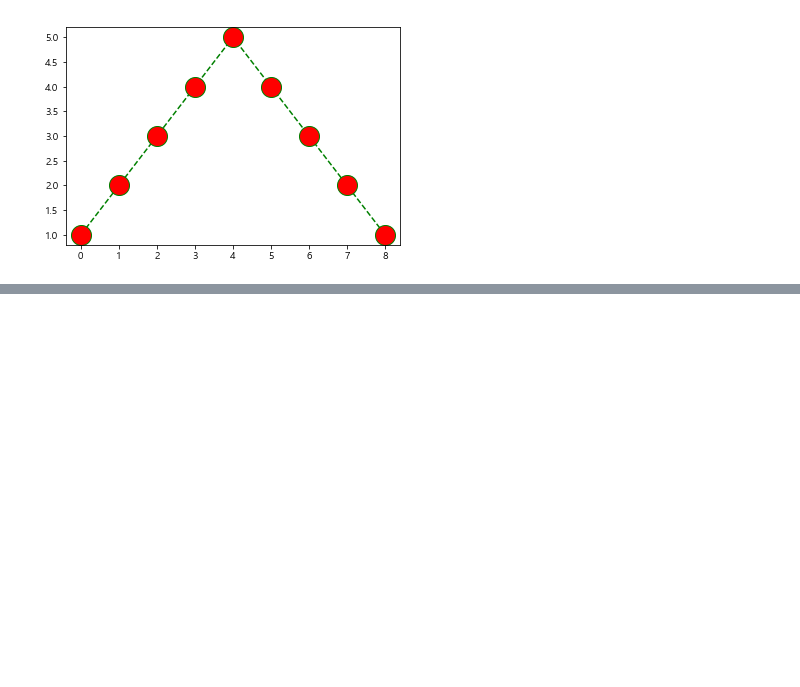
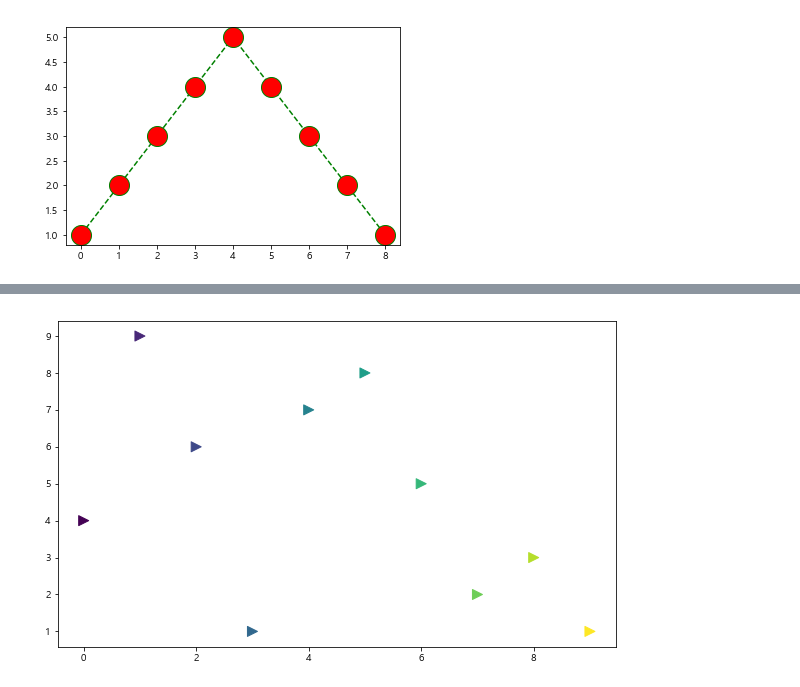
Before and after one commit to ParkKeunYoung/py_projects, a Jupyter notebook: analysis/pandas/basic/matplotlib_시각화기초.ipynb, the cells around one changed output, grey strips where cells are left out. Saved outputs shown, nothing was run; the diff lists cells and outputs as text; code cells hidden in the pictures; blank space fills up the shorter version.

```diff
--- a/analysis/pandas/basic/matplotlib_시각화기초.ipynb
+++ b/analysis/pandas/basic/matplotlib_시각화기초.ipynb
@@ -122,0 +152,10 @@ plt.show()
+# %%
+# 칼라맵 => 시본에서 설명 => 데이터의 밀도!!, 구분
+colormap = t
+plt.figure( figsize=(10,6))
+# 모양 변경
+# s: 크기
+plt.scatter( t,y, c=colormap, s=100, marker='>')
+plt.show()
+# %% [output]
+[figure, added]
```
Also changed, not shown: parts of 8 cells of this notebook, 27 other files.
